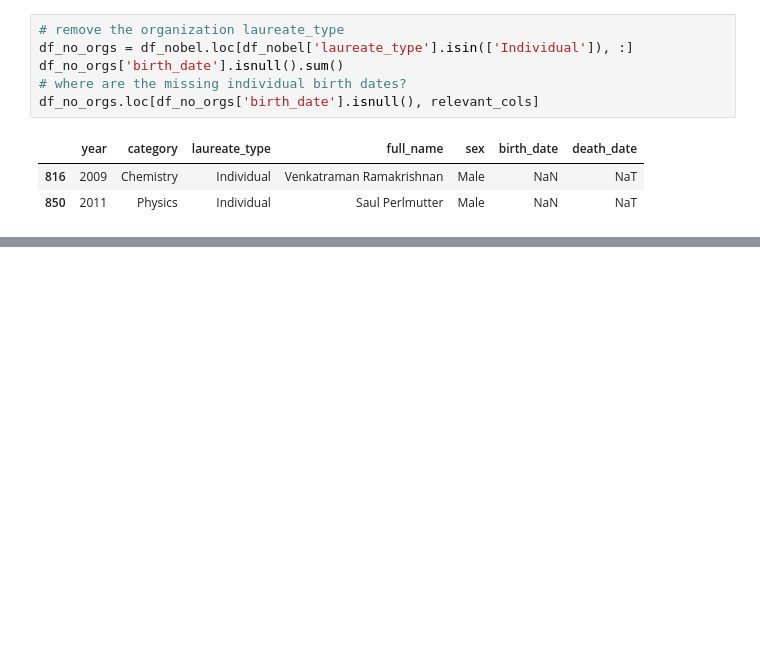
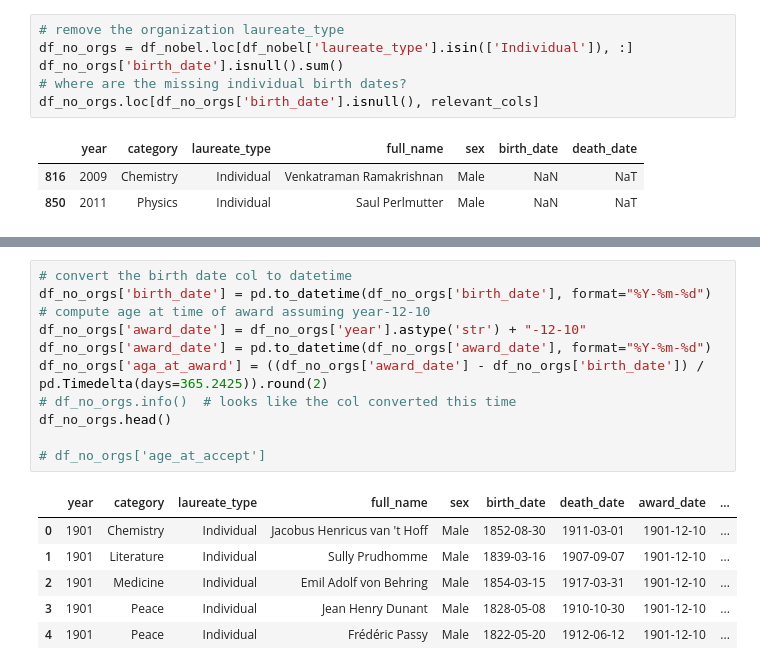
Before and after one commit to MichaelSzczepaniak/DSPortfolio, a Jupyter notebook: Nobel_Winners/NobelWinners.ipynb, the cells around one changed output, grey strips where cells are left out. Saved outputs shown, nothing was run; the diff lists cells and outputs as text; blank space fills up the shorter version.

Commit message:
add calc of age at time of award col

```diff
--- a/Nobel_Winners/NobelWinners.ipynb
+++ b/Nobel_Winners/NobelWinners.ipynb
@@ -835,0 +823,18 @@ np.int64(0)
+# %%
+# convert the birth date col to datetime
+df_no_orgs['birth_date'] = pd.to_datetime(df_no_orgs['birth_date'], format="%Y-%m-%d")
+# compute age at time of award assuming year-12-10
+df_no_orgs['award_date'] = df_no_orgs['year'].astype('str') + "-12-10"
+df_no_orgs['award_date'] = pd.to_datetime(df_no_orgs['award_date'], format="%Y-%m-%d")
+df_no_orgs['aga_at_award'] = ((df_no_orgs['award_date'] - df_no_orgs['birth_date']) / pd.Timedelta(days=365.2425)).round(2)
+# df_no_orgs.info()  # looks like the col converted this time
+df_no_orgs.head()
+
+# df_no_orgs['age_at_accept']
+# %% [output]
+|  | year | category | laureate_type | full_name | sex | birth_date | death_date | award_date | ... |
+| 0 | 1901 | Chemistry | Individual | Jacobus Henricus van 't Hoff | Male | 1852-08-30 | 1911-03-01 | 1901-12-10 | ... |
+| 1 | 1901 | Literature | Individual | Sully Prudhomme | Male | 1839-03-16 | 1907-09-07 | 1901-12-10 | ... |
+| 2 | 1901 | Medicine | Individual | Emil Adolf von Behring | Male | 1854-03-15 | 1917-03-31 | 1901-12-10 | ... |
+| 3 | 1901 | Peace | Individual | Jean Henry Dunant | Male | 1828-05-08 | 1910-10-30 | 1901-12-10 | ... |
+| 4 | 1901 | Peace | Individual | Frédéric Passy | Male | 1822-05-20 | 1912-06-12 | 1901-12-10 | ... |
```
Also changed, not shown: parts of 9 cells of this notebook, 1 other file.
